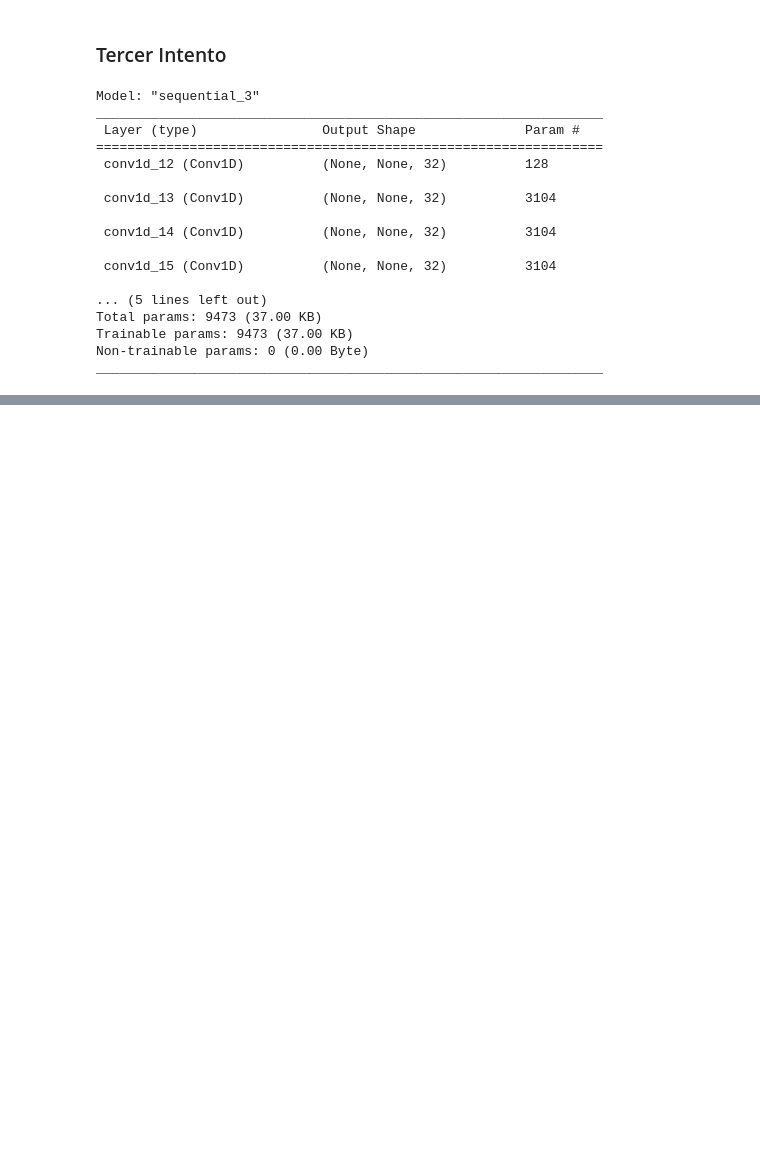
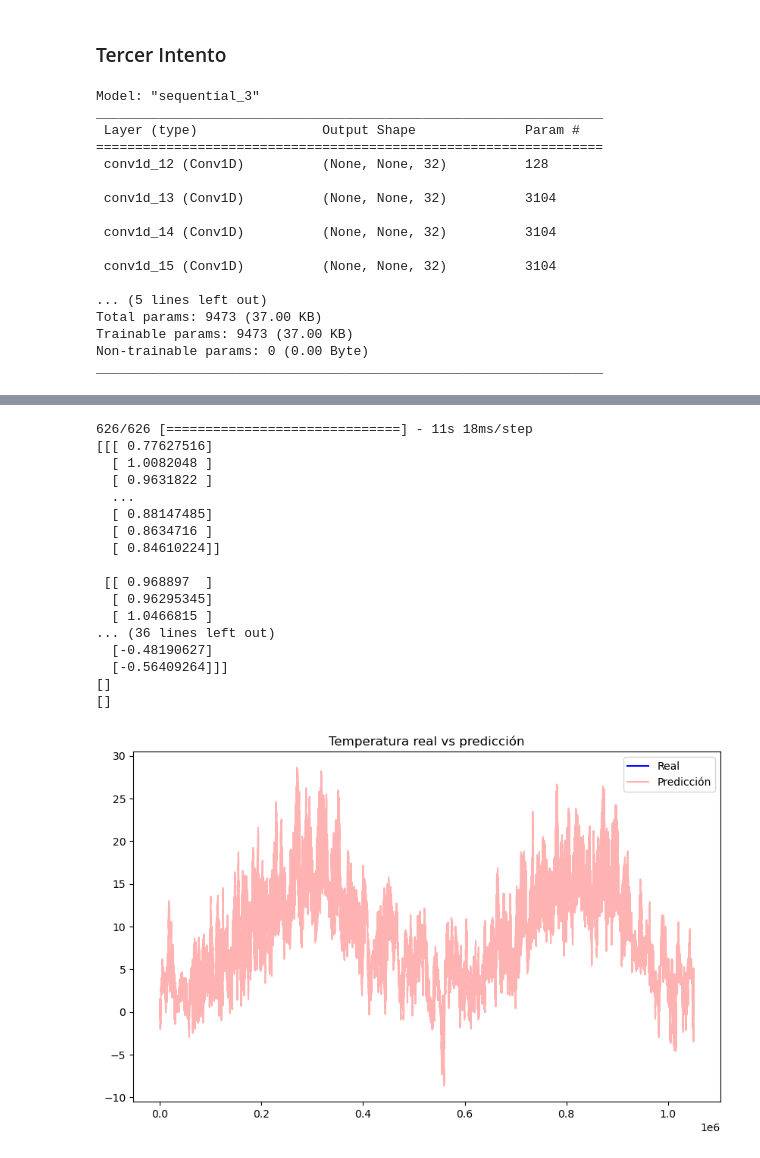
Before and after one commit to RZeusHerMun/Predicciones-de-Temperatura, a Jupyter notebook: Predicciones-de-Temperatura.ipynb, the cells around one changed output, grey strips where cells are left out. Cells and saved outputs as stored; diff of their text form; code cells hidden in the pictures; blank space fills up the shorter version.

```diff
--- a/Predicciones-de-Temperatura.ipynb
+++ b/Predicciones-de-Temperatura.ipynb
@@ -404,0 +431,33 @@ histdil = modeldil.fit(train_dataset,
+# %%
+predictions = modeldil.predict(test_dataset)
+print(predictions)
+predictions = predictions.flatten()
+real_data = temperature[len(temperature):]
+print(real_data)
+real_data = real_data[:len(predictions)]
+print(real_data)
+plt.figure(figsize=(10,6))
+plt.plot(real_data, color='blue', label='Real')
+plt.plot(predictions, color='red', label='Predicción', alpha=0.3)
+plt.title('Temperatura real vs predicción')
+plt.legend()
+plt.show()
+# %% [output]
+626/626 [==============================] - 11s 18ms/step
+[[[ 0.77627516]
+  [ 1.0082048 ]
+  [ 0.9631822 ]
+  ...
+  [ 0.88147485]
+  [ 0.8634716 ]
+  [ 0.84610224]]
+
+ [[ 0.968897  ]
+  [ 0.96295345]
+  [ 1.0466815 ]
+... (36 lines left out)
+  [-0.48190627]
+  [-0.56409264]]]
+[]
+[]
+[figure, added]
```
Also changed, not shown: parts of 6 cells of this notebook.
